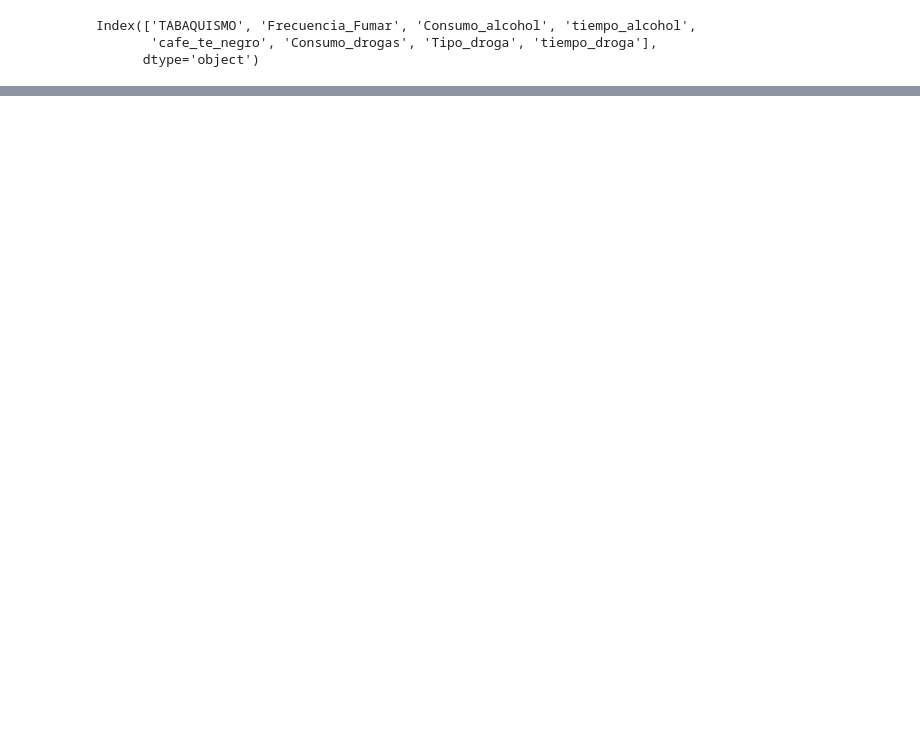
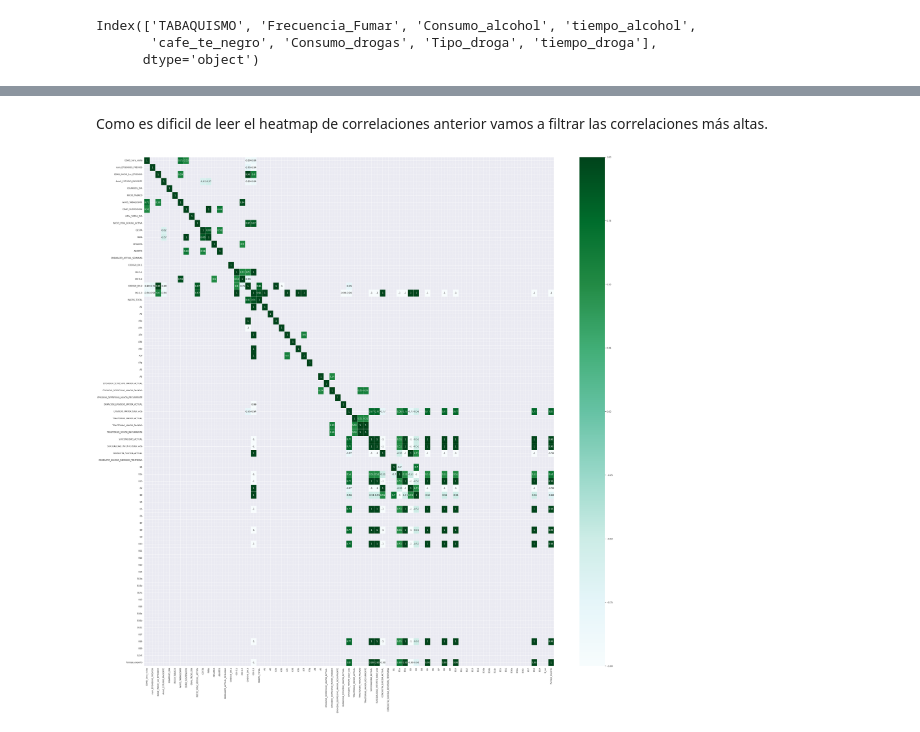
Before and after one commit to daniela-estevez/ProyectoIntegrador, a Jupyter notebook: Avance1_13Equipo.ipynb, the cells around one changed output, grey strips where cells are left out. Cells and saved outputs as stored; diff of their text form; code cells hidden in the pictures; blank space fills up the shorter version.

```diff
--- a/Avance1_13Equipo.ipynb
+++ b/Avance1_13Equipo.ipynb
@@ -213,0 +249,16 @@ Name: count, dtype: int64
+# %% [markdown]
+Como es dificil de leer el heatmap de correlaciones anterior vamos a filtrar las correlaciones más altas.
+# %%
+# Calcula la matriz de correlación
+corr_matrix = numericas.corr()
+
+# Define el umbral de correlación
+umbral = 0.5  # Puedes ajustar este valor según tus necesidades
+
+# Filtra las correlaciones que superen el umbral
+correlaciones_filtradas = corr_matrix[abs(corr_matrix) > umbral]
+
+# Genera el heatmap de las correlaciones filtradas
+sns.heatmap(correlaciones_filtradas, annot=True, cmap='BuGn', linewidths=0.5);
+# %% [output]
+[figure, added]
```
Also changed, not shown: parts of 33 cells of this notebook.
